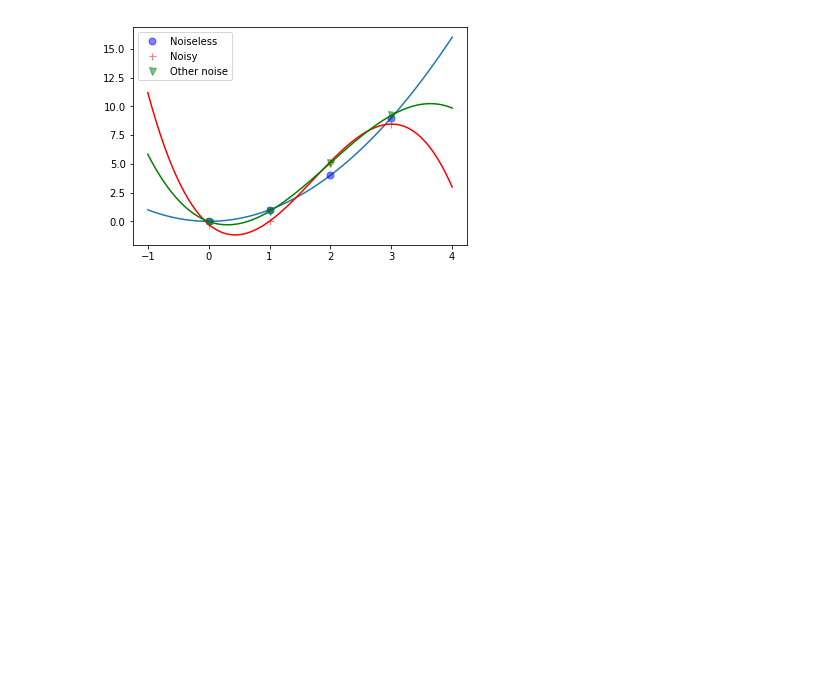
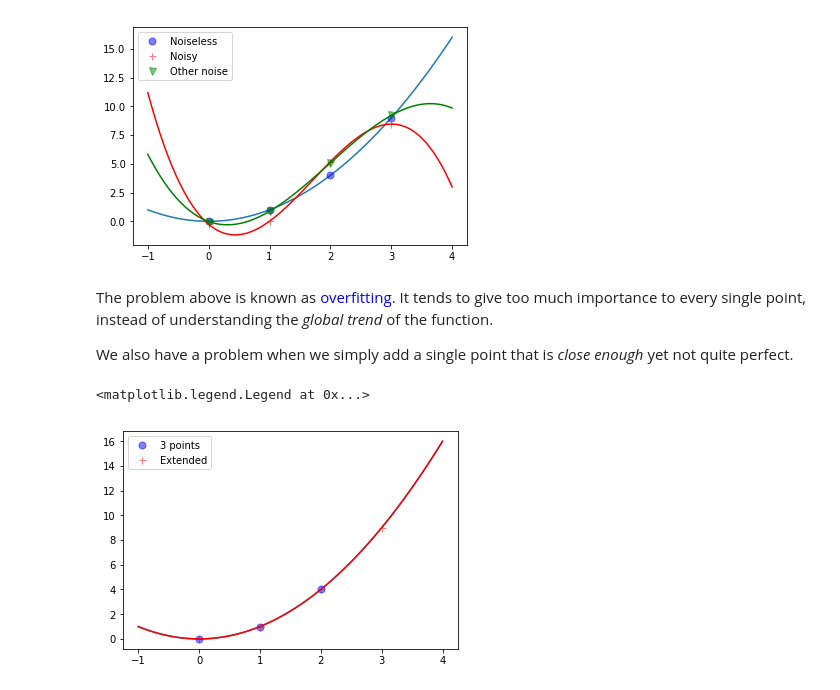
Before and after one commit to jlbouchot/JupyterExamples, a Jupyter notebook: MathsForDataScience.ipynb, the cells around one changed output. Cells and saved outputs as stored; diff of their text form; code cells hidden in the pictures; blank space fills up the shorter version.

Commit message:
Keep going -- added inversion of linear systems and problems with noise

```diff
--- a/MathsForDataScience.ipynb
+++ b/MathsForDataScience.ipynb
@@ -348,3 +348,33 @@ print('L2 norm of the error of the coefficients. Case 1 = {} -- and Case 2 = {}'
 # %% [output]
 L2 norm of the error of the coefficients. Case 1 = 6.695750083365078 -- and Case 2 = 3.0935955641331954
 [figure]
+# %% [markdown]
+The problem above is known as <font color=blue>overfitting</font>.
+It tends to give too much importance to every single point, instead of understanding the _global trend_ of the function.
+
+We also have a problem when we simply add a single point that is _close enough_ yet not quite perfect.
+# %%
+x_data = [0,1,2]
+sampl_mtx = np.matrix('1 0 0; 1 1 1; 1 2 4') # This will be the same for all tests here
+y_data = [0,1,4]
+coefs = np.matmul(np.linalg.inv(sampl_mtx),y_data)
+t = np.linspace(-1,4,151)
+y_predicted = [coefs[0,0] + coefs[0,1]*x + coefs[0,2]*x**2 for x in t]
+
+x_extended = list(x_data)
+x_extended.append(3)
+sampl_mtx_ext = [[ x**i for i in np.arange(0,len(x_extended))] for x in x_extended]
+y_extended = [0,1,4,9]
+coefs_ext = np.matmul(np.linalg.inv(sampl_mtx_ext),y_extended)
+y_predicted_ext = [coefs_ext[0] + coefs_ext[1]*x + coefs_ext[2]*x**2 + coefs_ext[3]*x**3 for x in t]
+
+
+plt.figure()
+plt.plot(t,y_predicted)
+plt.plot(x_data, y_data, 'o', markersize=7, color='blue', alpha=0.5, label='3 points')
+plt.plot(t,y_predicted_ext, 'red')
+plt.plot(x_extended, y_extended, '+', markersize=7, color='red', alpha=0.5, label='Extended')
+plt.legend()
+# %% [output]
+<matplotlib.legend.Legend at 0x...>
+[figure, added]
```
Also changed, not shown: parts of 2 cells of this notebook.
